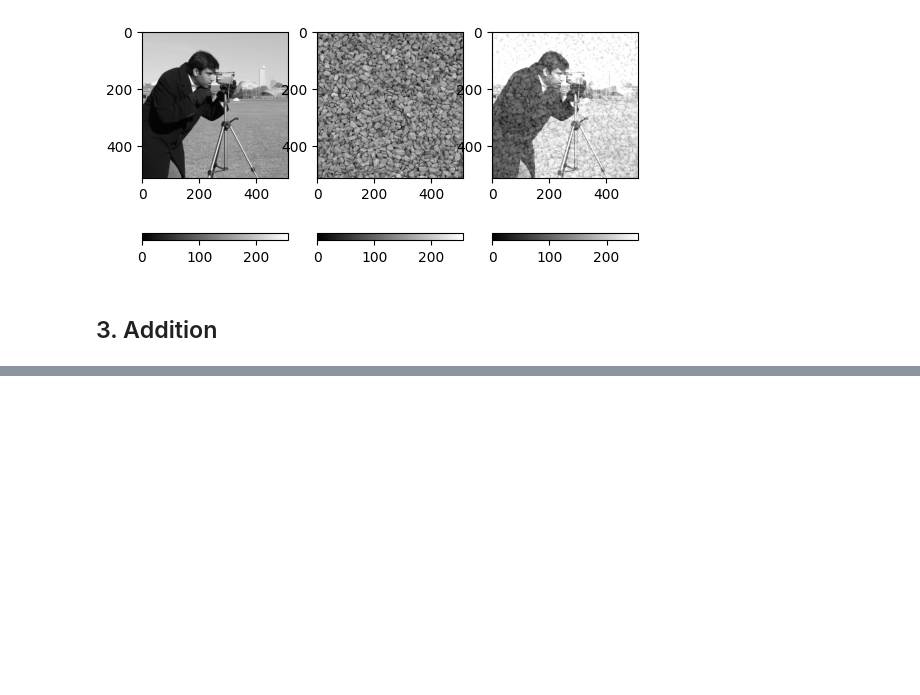
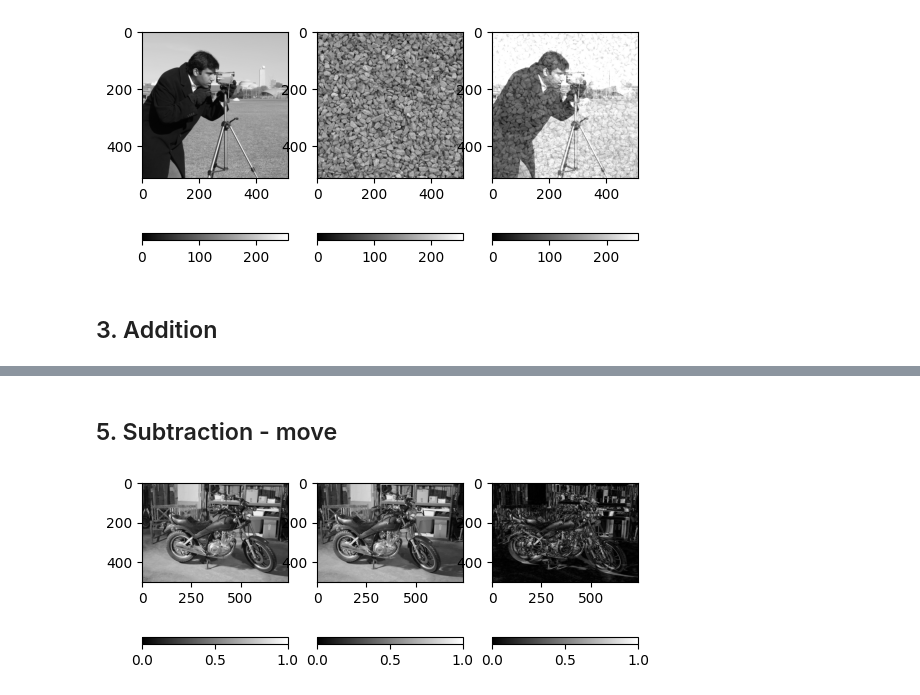
Before and after one commit to FauziThok/image-processing-csc8628, a Jupyter notebook: practical/practical_3.ipynb, the cells around one changed output, grey strips where cells are left out. Cells and saved outputs as stored; diff of their text form; code cells hidden in the pictures; blank space fills up the shorter version.

```diff
--- a/practical/practical_3.ipynb
+++ b/practical/practical_3.ipynb
@@ -82,0 +143,24 @@ plt.clim(0, 255)
+# %% [markdown]
+## 5. Subtraction - move
+# %%
+im0, im1, _ = data.stereo_motorcycle()
+im0 = rgb2gray(im0)
+im1 = rgb2gray(im1)
+ims = np.abs(im0 - im1)
+fig = plt.figure()
+ax = fig.add_subplot(1, 3, 1)
+p = plt.imshow(im0, cmap='gray')
+c = plt.colorbar(orientation='horizontal')
+plt.clim(0, 1)
+
+ax = fig.add_subplot(1, 3, 2)
+p = plt.imshow(im1, cmap='gray')
+c = plt.colorbar(orientation='horizontal')
+plt.clim(0, 1)
+
+ax = fig.add_subplot(1, 3, 3)
+p = plt.imshow(ims, cmap='gray')
+c = plt.colorbar(orientation='horizontal')
+plt.clim(0, 1)
+# %% [output]
+[figure, added]
```
Also changed, not shown: parts of 18 cells of this notebook.
